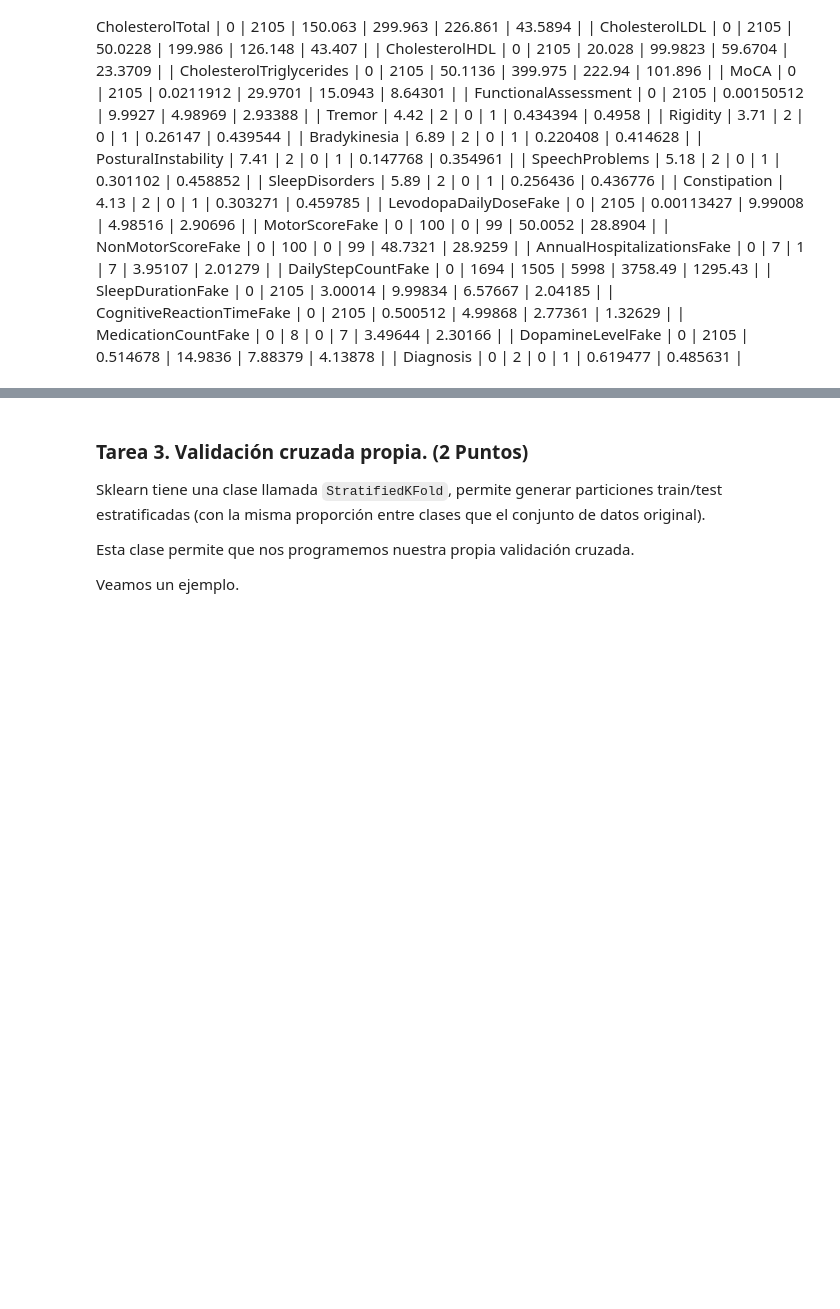
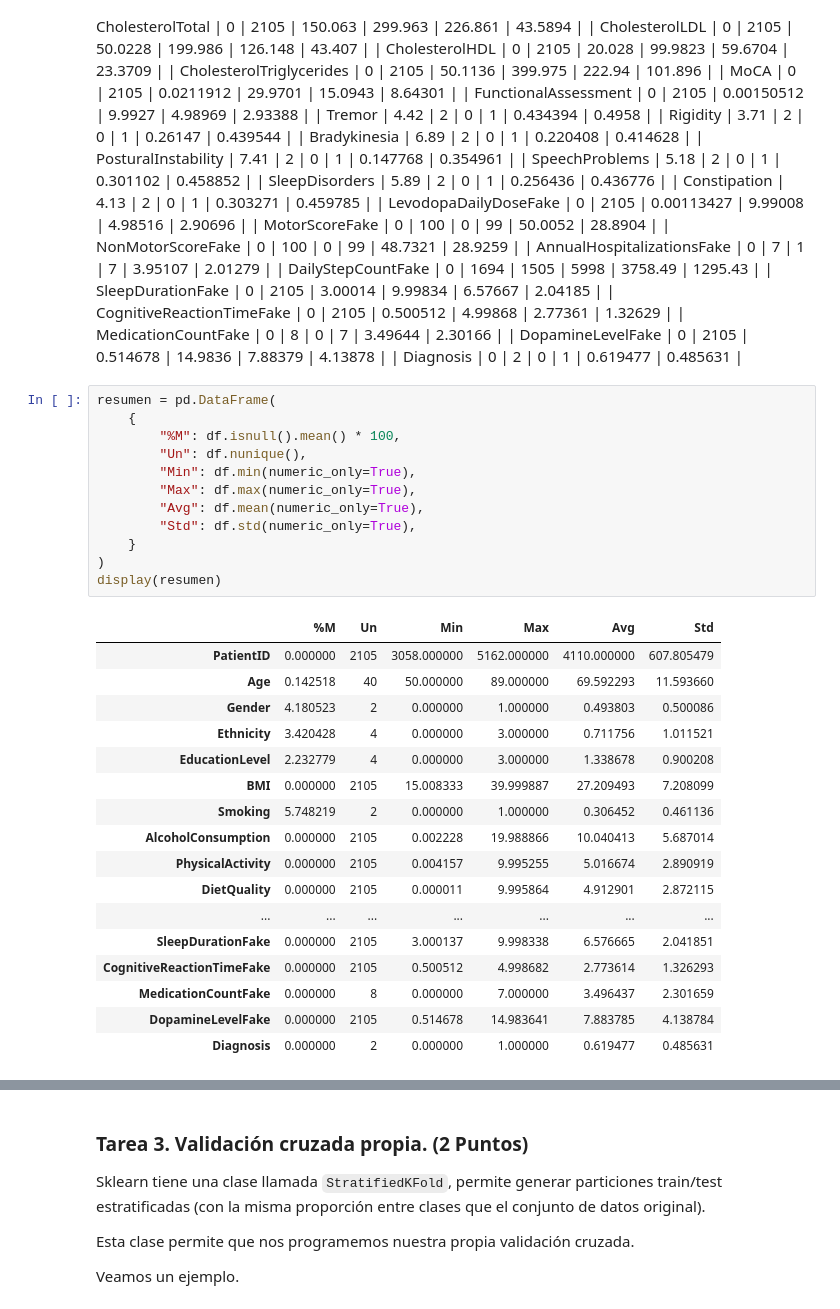
Before and after one commit to VictorDeMarco/Mineria-Datos, a Jupyter notebook: practica_2/2025_Mineria_SK_2.ipynb, the cells around one changed output, grey strips where cells are left out. Saved outputs shown, nothing was run; the diff lists cells and outputs as text; blank space fills up the shorter version.

```diff
--- a/practica_2/2025_Mineria_SK_2.ipynb
+++ b/practica_2/2025_Mineria_SK_2.ipynb
@@ -260,6 +260,36 @@ Crea una tabla resumen que para cada atributo tenga:
 | MedicationCountFake        | 0    |     8 |    0           |    7       |    3.49644   |    2.30166  |
 | DopamineLevelFake          | 0    |  2105 |    0.514678    |   14.9836  |    7.88379   |    4.13878  |
 | Diagnosis                  | 0    |     2 |    0           |    1       |    0.619477  |    0.485631 |
+# %%
+resumen = pd.DataFrame(
+    {
+        "%M": df.isnull().mean() * 100,
+        "Un": df.nunique(),
+        "Min": df.min(numeric_only=True),
+        "Max": df.max(numeric_only=True),
+        "Avg": df.mean(numeric_only=True),
+        "Std": df.std(numeric_only=True),
+    }
+)
+display(resumen)
+# %% [output]
+|  | %M | Un | Min | Max | Avg | Std |
+| PatientID | 0.000000 | 2105 | 3058.000000 | 5162.000000 | 4110.000000 | 607.805479 |
+| Age | 0.142518 | 40 | 50.000000 | 89.000000 | 69.592293 | 11.593660 |
+| Gender | 4.180523 | 2 | 0.000000 | 1.000000 | 0.493803 | 0.500086 |
+| Ethnicity | 3.420428 | 4 | 0.000000 | 3.000000 | 0.711756 | 1.011521 |
+| EducationLevel | 2.232779 | 4 | 0.000000 | 3.000000 | 1.338678 | 0.900208 |
+| BMI | 0.000000 | 2105 | 15.008333 | 39.999887 | 27.209493 | 7.208099 |
+| Smoking | 5.748219 | 2 | 0.000000 | 1.000000 | 0.306452 | 0.461136 |
+| AlcoholConsumption | 0.000000 | 2105 | 0.002228 | 19.988866 | 10.040413 | 5.687014 |
+| PhysicalActivity | 0.000000 | 2105 | 0.004157 | 9.995255 | 5.016674 | 2.890919 |
+| DietQuality | 0.000000 | 2105 | 0.000011 | 9.995864 | 4.912901 | 2.872115 |
+| ... | ... | ... | ... | ... | ... | ... |
+| SleepDurationFake | 0.000000 | 2105 | 3.000137 | 9.998338 | 6.576665 | 2.041851 |
+| CognitiveReactionTimeFake | 0.000000 | 2105 | 0.500512 | 4.998682 | 2.773614 | 1.326293 |
+| MedicationCountFake | 0.000000 | 8 | 0.000000 | 7.000000 | 3.496437 | 2.301659 |
+| DopamineLevelFake | 0.000000 | 2105 | 0.514678 | 14.983641 | 7.883785 | 4.138784 |
+| Diagnosis | 0.000000 | 2 | 0.000000 | 1.000000 | 0.619477 | 0.485631 |
 # %% [markdown]
 #### Gráfica de barras.
 
```
Also changed, not shown: parts of 1 cell of this notebook.
